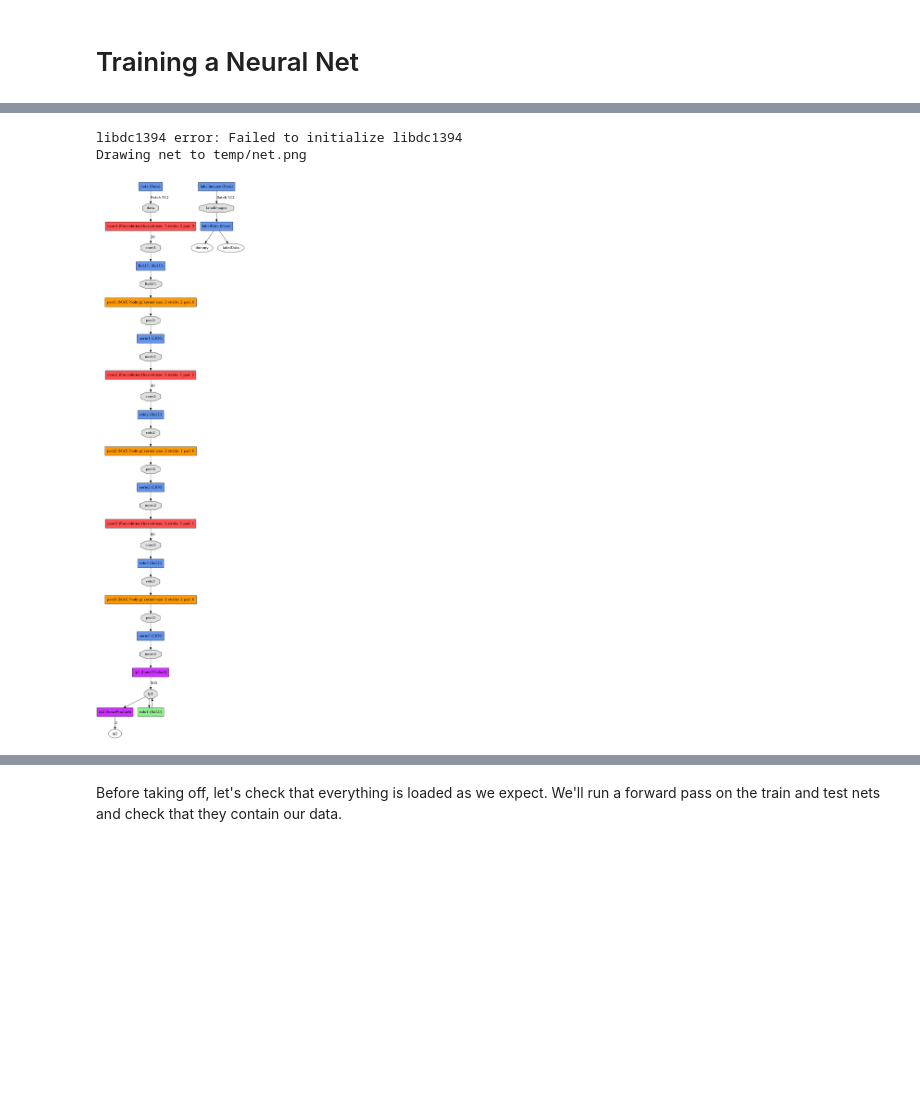
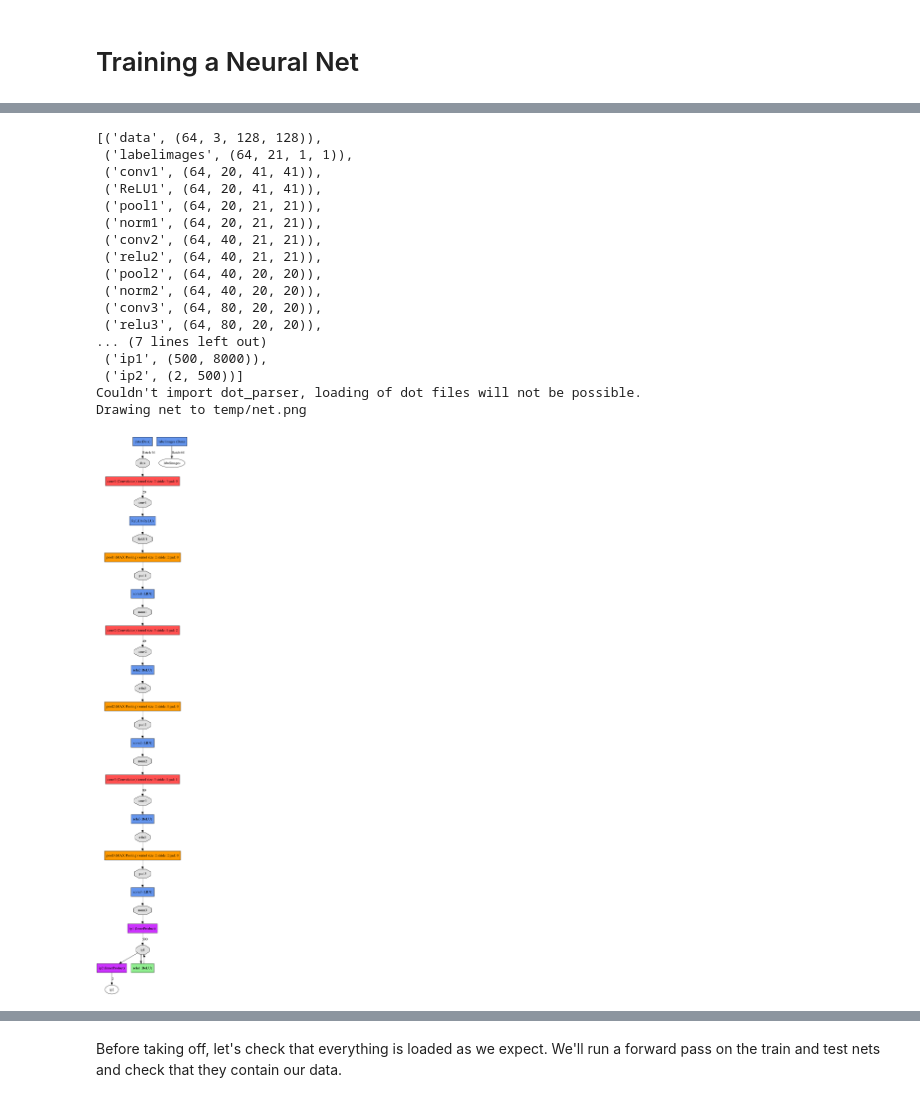
Before and after one commit to anandthakker/learnsat, a Jupyter notebook: fcnn.ipynb, the cells around one changed output, grey strips where cells are left out. Saved outputs shown, nothing was run; the diff lists cells and outputs as text; code cells hidden in the pictures; blank space fills up the shorter version.

```diff
--- a/fcnn.ipynb
+++ b/fcnn.ipynb
@@ -14,7 +14,7 @@ from pylab import *
 # helper to show images in square
 # take an array of shape (n, height, width) or (n, height, width, channels)
 # and visualize each (height, width) thing in a grid of size approx. sqrt(n) by sqrt(n)
-def vis_square(data, padsize=1, padval=0):
+def vis_square(data, padsize=1, padval=0, canvas=plt):
     for im in data:
         pass
         #im -= im.min()
@@ -29,10 +29,18 @@ def vis_square(data, padsize=1, padval=0):
     data = data.reshape((n, n) + data.shape[1:]).transpose((0, 2, 1, 3) + tuple(range(4, data.ndim + 1)))
     data = data.reshape((n * data.shape[1], n * data.shape[3]) + data.shape[4:])
     print(data.shape)
+    print(data.ndim)
     if data.ndim == 4:
-        plt.imshow(data)
+        canvas.imshow(data)
     else:
-        plt.imshow(data, cmap='gray')
+        canvas.imshow(data, cmap='gray')
+
+caffe.set_device(0)
+caffe.set_mode_gpu()
+
+# training batch size
+TRAIN_BATCH = 64
+TEST_BATCH = 100
 # %%
 %%javascript
 IPython.OutputArea.auto_scroll_threshold = 99999;
@@ -53,7 +93,6 @@ def define_net(lmdb, lmdb_labels, batch_size, mean_file):
     n.data = L.Data(batch_size=batch_size, backend=P.Data.LMDB, source=lmdb,
                              transform_param=transform_param, ntop=1)
     n.labelimages = L.Data(batch_size=batch_size, backend=P.Data.LMDB, source=lmdb_labels, ntop=1)
-    n.labelData, n.dummy = L.Slice(n.labelimages, axis=1, slice_point=[1], ntop=2)
 
     n.conv1 = L.Convolution(n.data, kernel_size=7, stride=3, num_output=20, weight_filler=dict(type='xavier'))
     n.relu1 = L.ReLU(n.conv1)
@@ -66,38 +105,66 @@ def define_net(lmdb, lmdb_labels, batch_size, mean_file):
     n.norm2 = L.LRN(n.pool2, alpha=0.0001, beta=0.75)
 
     n.conv3 = L.Convolution(n.norm2, kernel_size=3, pad=1, num_output=80, weight_filler=dict(type='xavier'))
     n.relu3 = L.ReLU(n.conv3)
     n.pool3 = L.Pooling(n.relu3, kernel_size=2, stride=2, pool=P.Pooling.MAX)
     n.norm3 = L.LRN(n.pool3, alpha=0.0001, beta=0.75)
 
     n.ip1 = L.InnerProduct(n.norm3, num_output=500, weight_filler=dict(type='xavier'))
     n.relu1 = L.ReLU(n.ip1, in_place=True)
 
     n.ip2 = L.InnerProduct(n.relu1, num_output=2, weight_filler=dict(type='xavier'))
     #n.loss = L.SoftmaxWithLoss(n.ip2, n.label)
     return n.to_proto()
 
 
 
 with open('temp/auto-train.prototxt', 'w') as f:
     f.write('name: "SeedNet"\n')
     f.write(str(define_net('temp/learnsat-train-lmdb',
-                           'temp/learnsat-train-labels-lmdb',
-                           512,
+                           'temp/classify/train-labels-lmdb',
+                           TRAIN_BATCH,
                            'temp/learnsat-train-lmdb_mean.binaryproto')))
 
 with open('temp/auto-test.prototxt', 'w') as f:
     f.write('name: "SeedNet"\n')
     f.write(str(define_net('temp/learnsat-val-lmdb',
-                           'temp/learnsat-val-labels-lmdb',
-                           512,
+                           'temp/classify/val-labels-lmdb',
+                           TEST_BATCH,
                            'temp/learnsat-train-lmdb_mean.binaryproto')))
 
+
+solver = caffe.SGDSolver('temp/autosolver.prototxt')
+
+# To get an idea of the architecture of our net, we can check the dimensions of
+# the intermediate features (blobs) and parameters (these will also be useful to
+# refer to when manipulating data later).
+
+# each output is (batch size, feature dim, spatial dim)
+pprint([(k, v.data.shape) for k, v in solver.net.blobs.items()])
+
+# just print the weight sizes (not biases)
+pprint([(k, v[0].data.shape) for k, v in solver.net.params.items()])
+
 # now draw the network!
-!../caffe/python/draw_net.py --rankdir TB temp/auto-train.prototxt temp/net.png
+!$CAFFE_ROOT/python/draw_net.py --rankdir TB temp/auto-train.prototxt temp/net.png
 from IPython.display import Image
-Image(filename='temp/net.png', width=700)
+Image(filename='temp/net.png', width=500)
 # %% [output]
-libdc1394 error: Failed to initialize libdc1394
+[('data', (64, 3, 128, 128)),
+ ('labelimages', (64, 21, 1, 1)),
+ ('conv1', (64, 20, 41, 41)),
+ ('ReLU1', (64, 20, 41, 41)),
+ ('pool1', (64, 20, 21, 21)),
+ ('norm1', (64, 20, 21, 21)),
+ ('conv2', (64, 40, 21, 21)),
+ ('relu2', (64, 40, 21, 21)),
+ ('pool2', (64, 40, 20, 20)),
+ ('norm2', (64, 40, 20, 20)),
+ ('conv3', (64, 80, 20, 20)),
+ ('relu3', (64, 80, 20, 20)),
+... (7 lines left out)
+ ('ip1', (500, 8000)),
+ ('ip2', (2, 500))]
+Couldn't import dot_parser, loading of dot files will not be possible.
 Drawing net to temp/net.png
-[figure, old version]
+[figure, new version]
```
Also changed, not shown: parts of 13 cells of this notebook, 5 other files.
